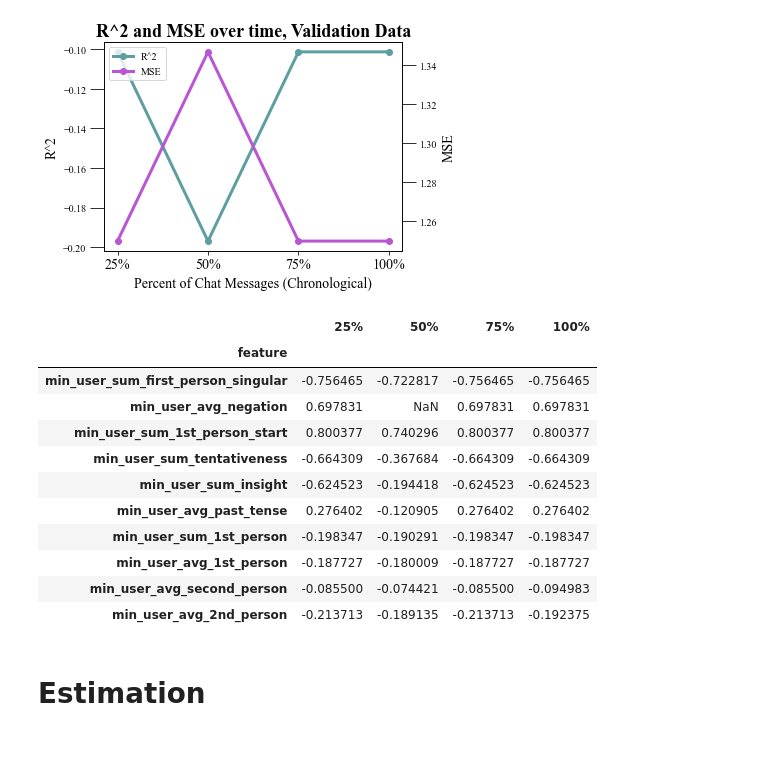
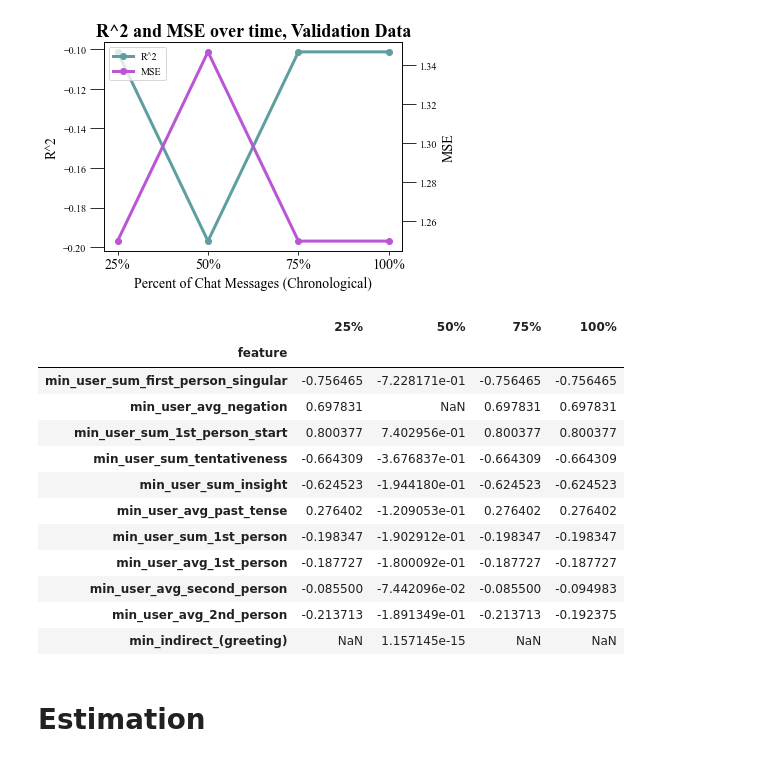
Before and after one commit to Watts-Lab/team_comm_tools, a Jupyter notebook: feature_engine/model/model_per_task_with_simplereg_features_cv.ipynb, the cells around one changed output. Cells and saved outputs as stored; diff of their text form; code cells hidden in the pictures.

```diff
--- a/feature_engine/model/model_per_task_with_simplereg_features_cv.ipynb
+++ b/feature_engine/model/model_per_task_with_simplereg_features_cv.ipynb
@@ -627,20 +627,21 @@ plot_r2_and_mse_over_time(test_metrics, "R^2 and MSE over time, Validation Data"
 [figure]
 # %%
 # look at direction of impact
-pd.concat([dat_shap_cor_means25, dat_shap_cor_means50, dat_shap_cor_means75, dat_shap_cor_means], keys = time_points, axis=1).head(10)
+pd.concat([dat_shap_cor_means25, dat_shap_cor_means50, dat_shap_cor_means75, dat_shap_cor_means], keys = time_points, axis=1).head(20)
 # %% [output]
 |  | 25% | 50% | 75% | 100% |
 | feature |  |  |  |  |
-| min_user_sum_first_person_singular | -0.756465 | -0.722817 | -0.756465 | -0.756465 |
+| min_user_sum_first_person_singular | -0.756465 | -7.228171e-01 | -0.756465 | -0.756465 |
 | min_user_avg_negation | 0.697831 | NaN | 0.697831 | 0.697831 |
-| min_user_sum_1st_person_start | 0.800377 | 0.740296 | 0.800377 | 0.800377 |
-| min_user_sum_tentativeness | -0.664309 | -0.367684 | -0.664309 | -0.664309 |
-| min_user_sum_insight | -0.624523 | -0.194418 | -0.624523 | -0.624523 |
-| min_user_avg_past_tense | 0.276402 | -0.120905 | 0.276402 | 0.276402 |
-| min_user_sum_1st_person | -0.198347 | -0.190291 | -0.198347 | -0.198347 |
-| min_user_avg_1st_person | -0.187727 | -0.180009 | -0.187727 | -0.187727 |
-| min_user_avg_second_person | -0.085500 | -0.074421 | -0.085500 | -0.094983 |
-| min_user_avg_2nd_person | -0.213713 | -0.189135 | -0.213713 | -0.192375 |
+| min_user_sum_1st_person_start | 0.800377 | 7.402956e-01 | 0.800377 | 0.800377 |
+| min_user_sum_tentativeness | -0.664309 | -3.676837e-01 | -0.664309 | -0.664309 |
+| min_user_sum_insight | -0.624523 | -1.944180e-01 | -0.624523 | -0.624523 |
+| min_user_avg_past_tense | 0.276402 | -1.209053e-01 | 0.276402 | 0.276402 |
+| min_user_sum_1st_person | -0.198347 | -1.902912e-01 | -0.198347 | -0.198347 |
+| min_user_avg_1st_person | -0.187727 | -1.800092e-01 | -0.187727 | -0.187727 |
+| min_user_avg_second_person | -0.085500 | -7.442096e-02 | -0.085500 | -0.094983 |
+| min_user_avg_2nd_person | -0.213713 | -1.891349e-01 | -0.213713 | -0.192375 |
+| min_indirect_(greeting) | NaN | 1.157145e-15 | NaN | NaN |
 # %% [markdown]
 # Estimation
 # %% [markdown]
```
Also changed, not shown: parts of 1 cell of this notebook, 25 other files.
